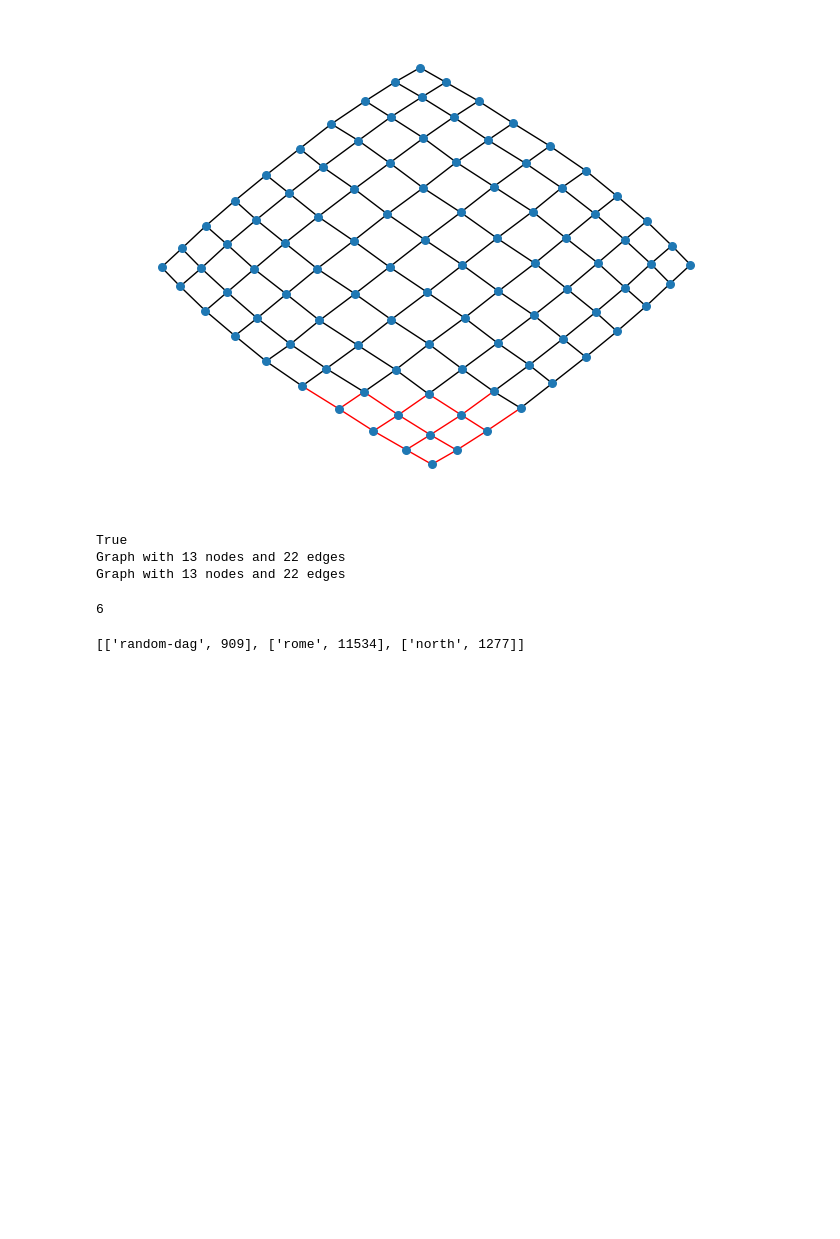
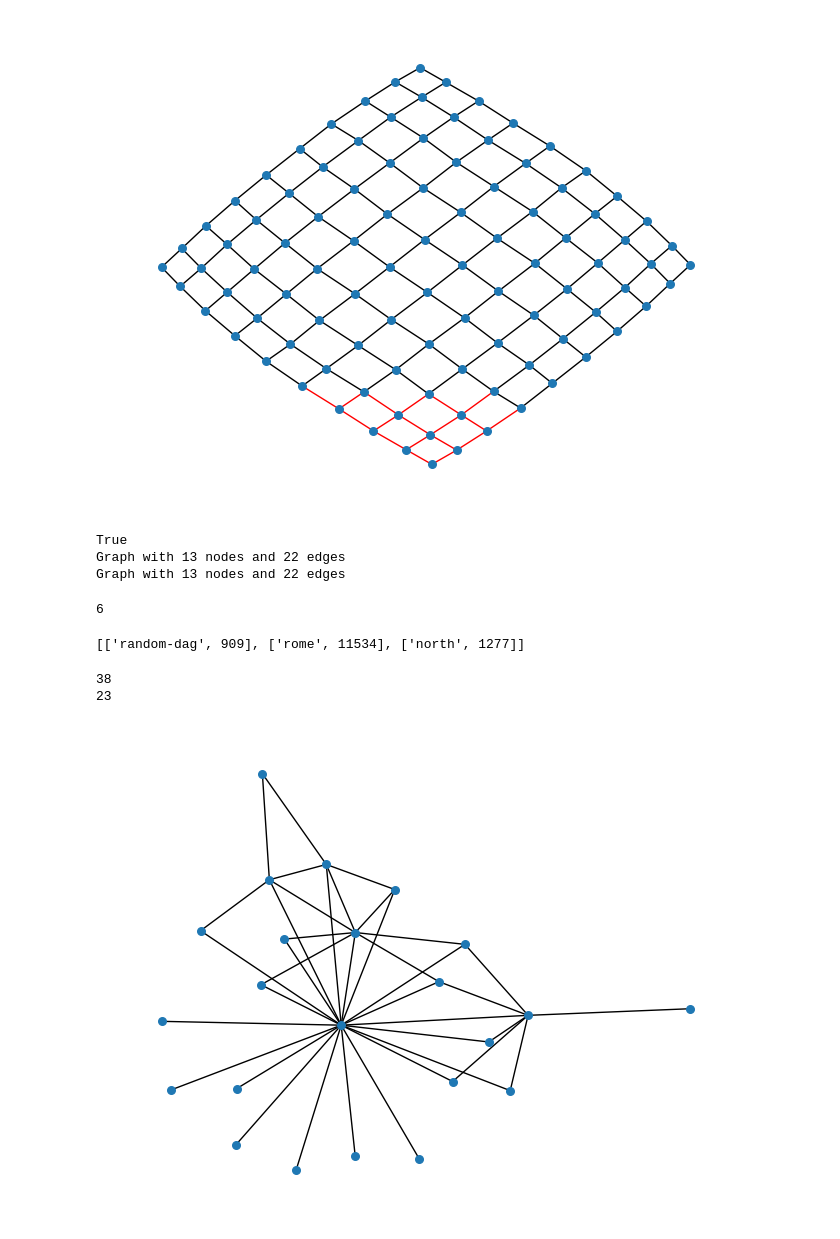
Before and after one commit to NathanielMH/EdgeRelaxationGraphDrawing, a Jupyter notebook: notebooks/validation.ipynb, the cells around one changed output. Cells and saved outputs as stored; diff of their text form; code cells hidden in the pictures; blank space fills up the shorter version.

```diff
--- a/notebooks/validation.ipynb
+++ b/notebooks/validation.ipynb
@@ -494,3 +494,18 @@ import pickle
 
 with open('../data/idToGraph.pickle', 'wb') as handle:
     pickle.dump(idToGraph, handle, protocol=pickle.HIGHEST_PROTOCOL)
+# %%
+import networkx as nx
+import pickle
+
+with open('../data/idToGraph.pickle', 'rb') as handle:
+    idToGraph2 = pickle.load(handle)
+
+g = idToGraph2[13585]
+print(len(g.edges()))
+print(len(g.nodes()))
+nx.draw(g, nx.spring_layout(g, pos = nx.spectral_layout(g)), node_size=30)
+# %% [output]
+38
+23
+[figure, added]
```
Also changed, not shown: 46 other files.
